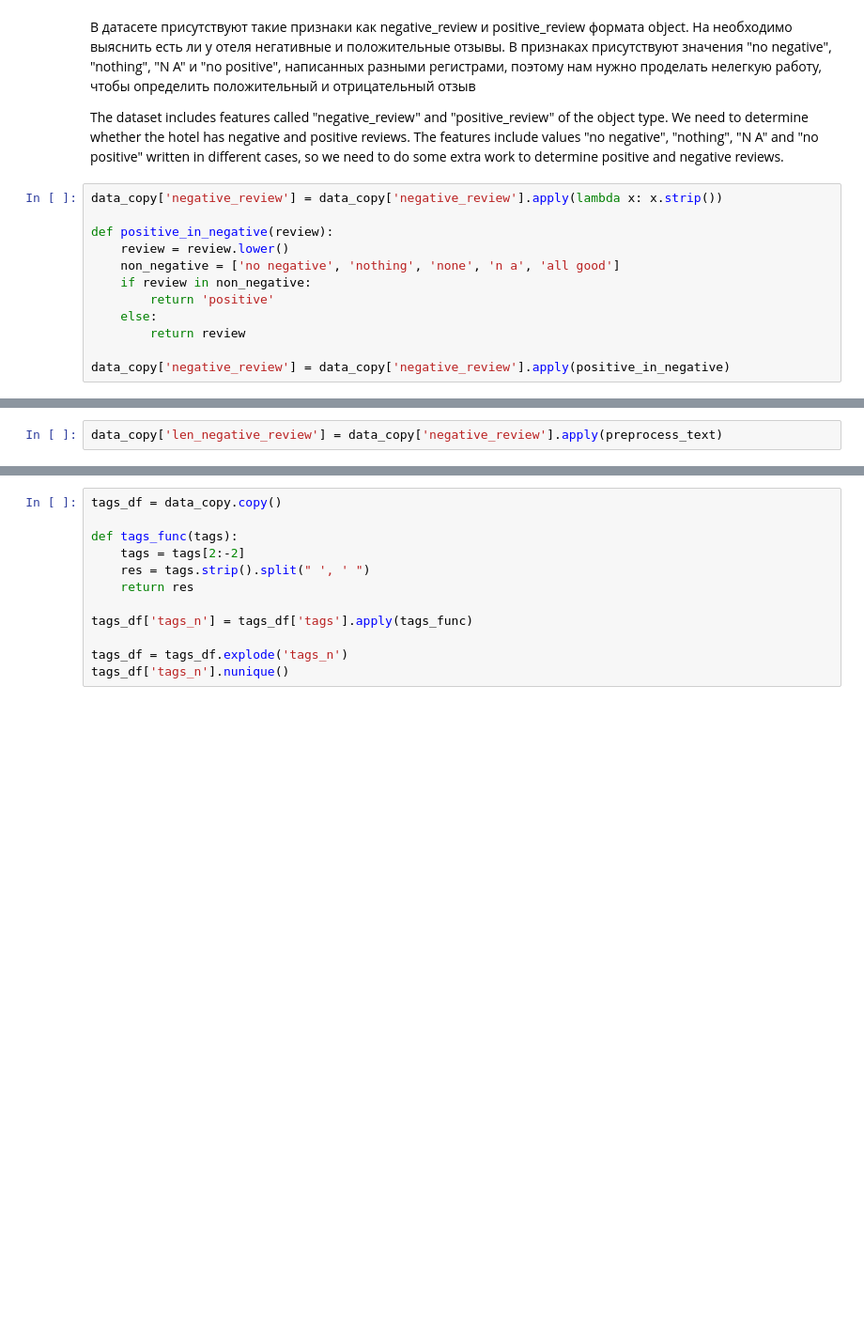
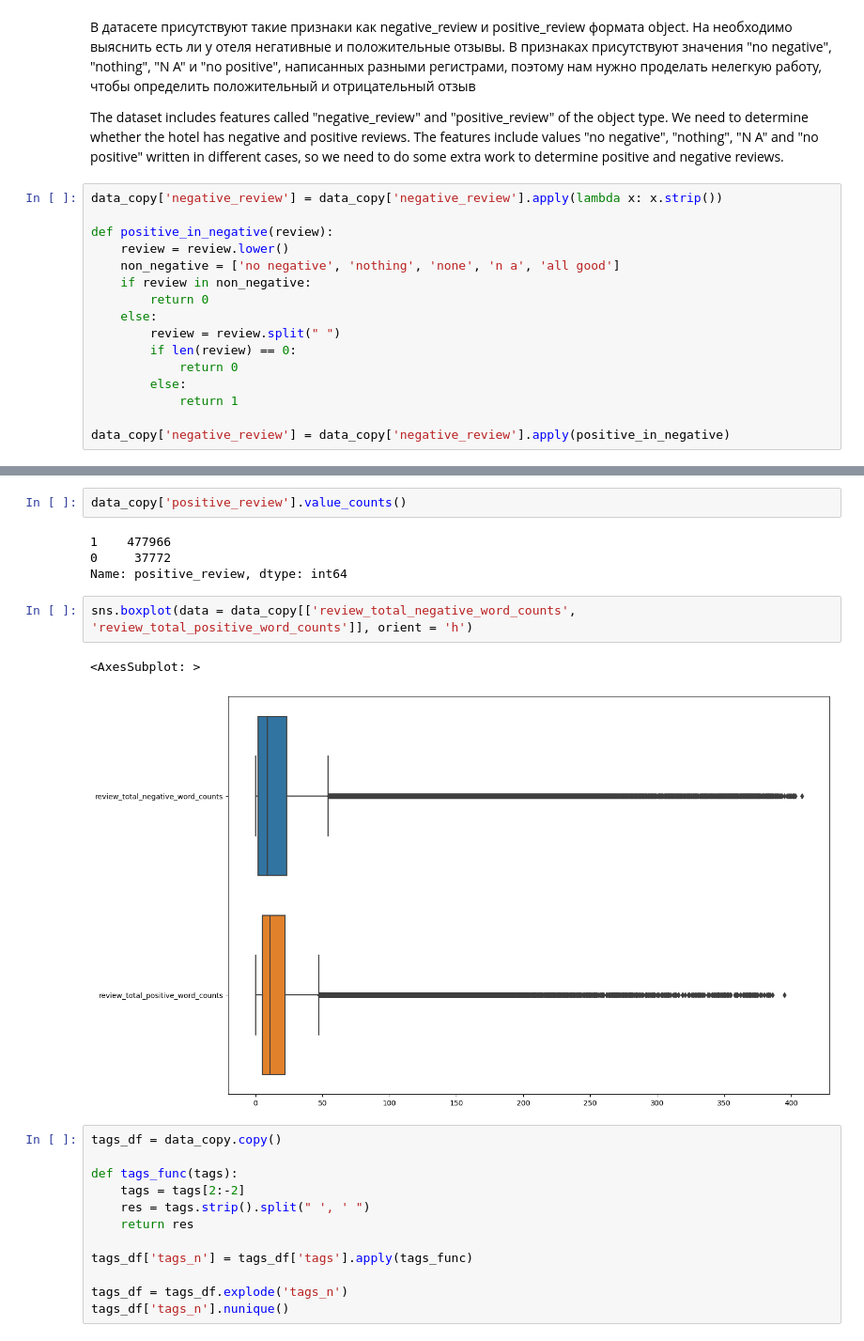
Before and after one commit to banzarkhan/booking_kaggle, a Jupyter notebook: kaggle-booking.ipynb, the cells around one changed output, grey strips where cells are left out. Shown at 94% size. Cells and saved outputs as stored; diff of their text form; blank space fills up the shorter version.

```diff
--- a/kaggle-booking.ipynb
+++ b/kaggle-booking.ipynb
@@ -554,8 +557,12 @@ def positive_in_negative(review):
     review = review.lower()
     non_negative = ['no negative', 'nothing', 'none', 'n a', 'all good']
     if review in non_negative:
-        return 'positive'
+        return 0
     else:
-        return review
+        review = review.split(" ")
+        if len(review) == 0:
+            return 0
+        else:
+            return 1
 
 data_copy['negative_review'] = data_copy['negative_review'].apply(positive_in_negative)
@@ -570,2 +568,0 @@ def preprocess_text(text):
-# %%
-data_copy['len_negative_review'] = data_copy['negative_review'].apply(preprocess_text)
@@ -611,5 +589,16 @@ def positive(review):
 
 data_copy['positive_review']=data_copy['positive_review'].apply(positive)
+# %%
+data_copy['positive_review'].value_counts()
+# %% [output]
+1    477966
+0     37772
+Name: positive_review, dtype: int64
+# %%
+sns.boxplot(data = data_copy[['review_total_negative_word_counts', 'review_total_positive_word_counts']], orient = 'h')
+# %% [output]
+<AxesSubplot: >
+[figure, added]
 # %%
 tags_df = data_copy.copy()
 
```
Also changed, not shown: parts of 23 cells of this notebook.
